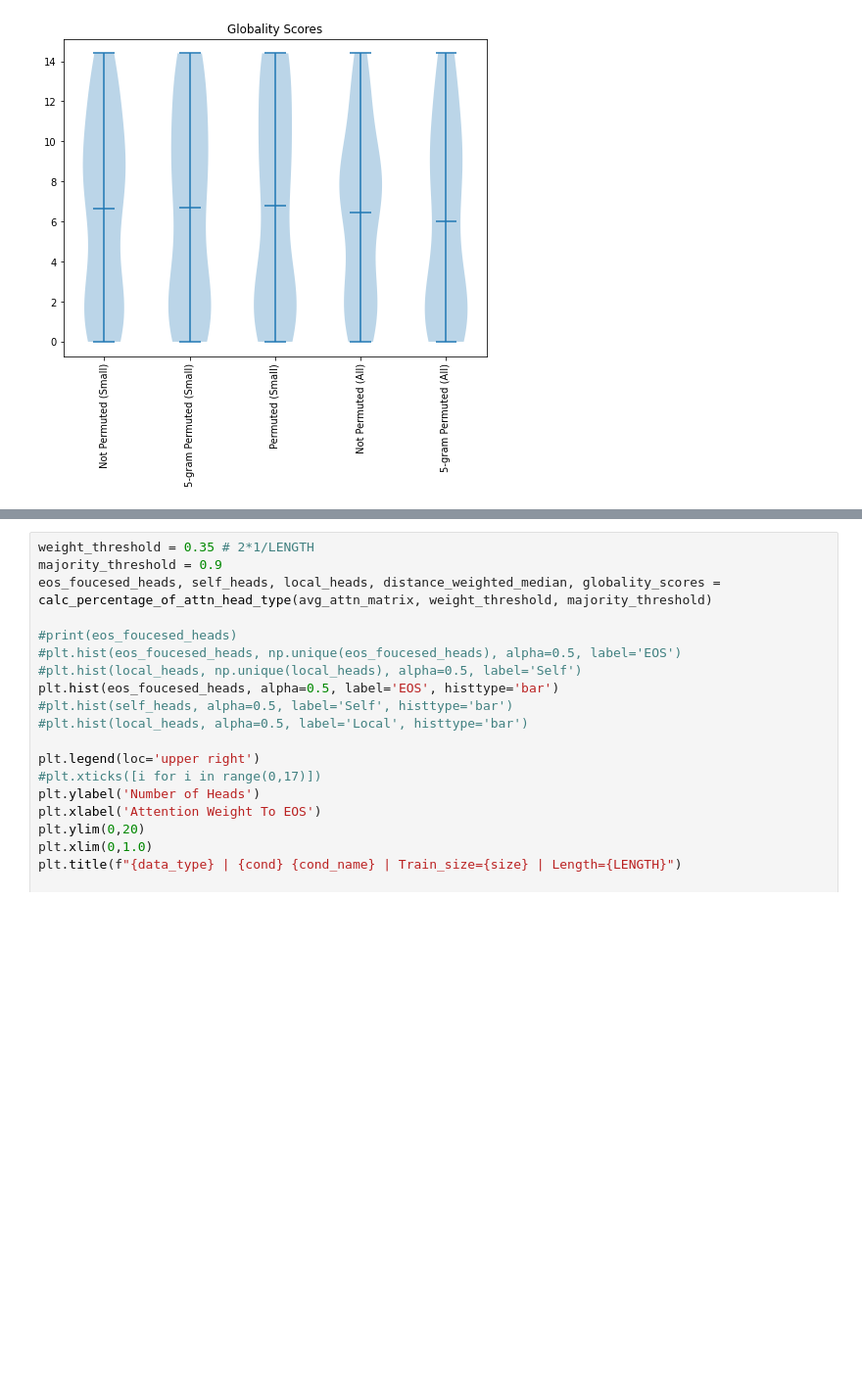
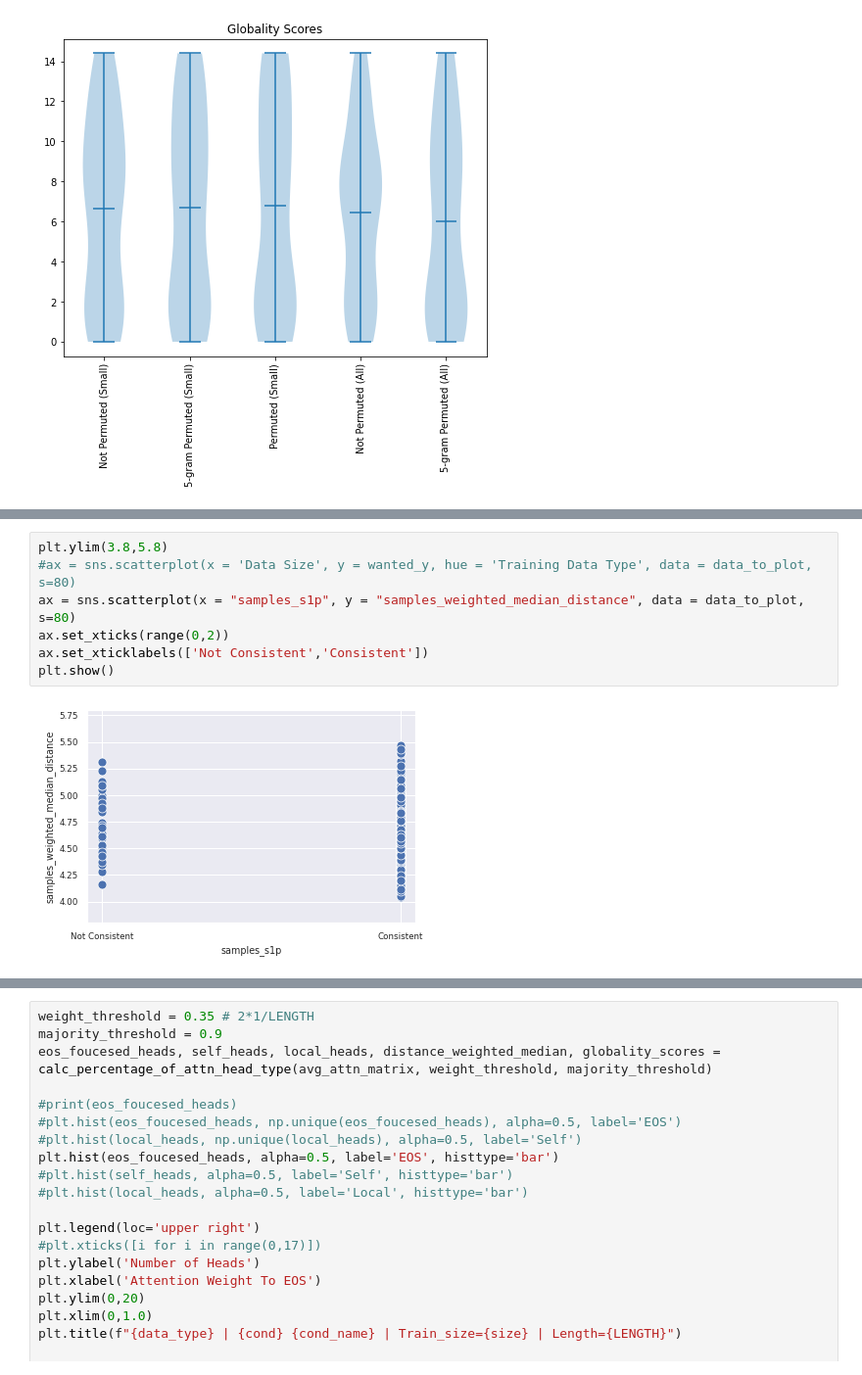
Before and after one commit to itay1itzhak/globality, a Jupyter notebook: Global Attention Metric.ipynb, the cells around one changed output, grey strips where cells are left out. Shown at 98% size. Cells and saved outputs as stored; diff of their text form; blank space fills up the shorter version.

```diff
--- a/Global Attention Metric.ipynb
+++ b/Global Attention Metric.ipynb
@@ -1733,0 +1769,9 @@ plt.show()
+# %%
+plt.ylim(3.8,5.8)
+#ax = sns.scatterplot(x = 'Data Size', y = wanted_y, hue = 'Training Data Type', data = data_to_plot, s=80)
+ax = sns.scatterplot(x = "samples_s1p", y = "samples_weighted_median_distance", data = data_to_plot, s=80)
+ax.set_xticks(range(0,2))
+ax.set_xticklabels(['Not Consistent','Consistent'])
+plt.show()
+# %% [output]
+[figure, added]
```
Also changed, not shown: parts of 52 cells of this notebook.
